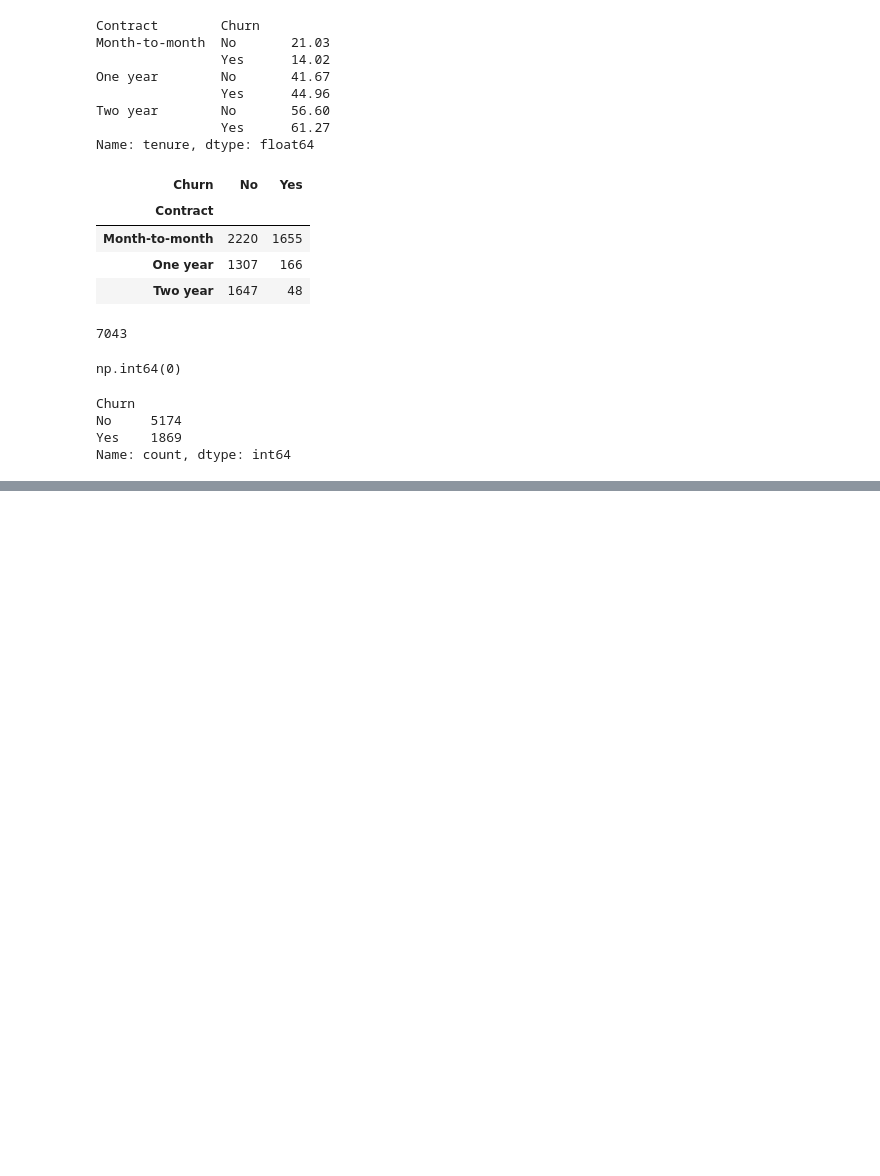
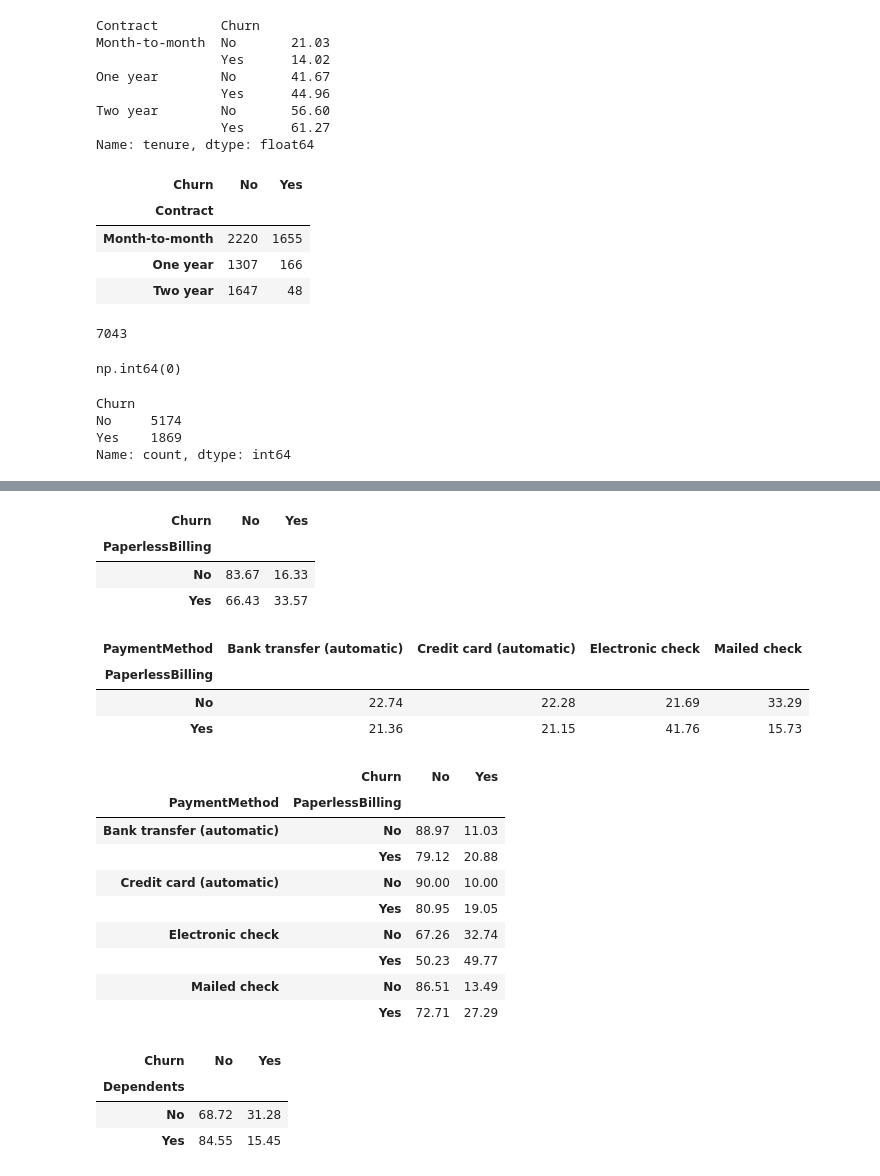
Before and after one commit to amanullah-ops/customer-churn-prediction, a Jupyter notebook: notebooks/01_data_inspection.ipynb, the cells around one changed output, grey strips where cells are left out. Cells and saved outputs as stored; diff of their text form; code cells hidden in the pictures; blank space fills up the shorter version.

```diff
--- a/notebooks/01_data_inspection.ipynb
+++ b/notebooks/01_data_inspection.ipynb
@@ -300,0 +412,50 @@ Name: count, dtype: int64
+# %%
+pd.crosstab(
+    df["PaperlessBilling"],
+    df["Churn"],
+    normalize="index"
+).mul(100).round(2)
+# %% [output]
+| Churn | No | Yes |
+| PaperlessBilling |  |  |
+| No | 83.67 | 16.33 |
+| Yes | 66.43 | 33.57 |
+# %%
+pd.crosstab(
+    df["PaperlessBilling"],
+    df["PaymentMethod"],
+    normalize="index"
+).mul(100).round(2)
+# %% [output]
+| PaymentMethod | Bank transfer (automatic) | Credit card (automatic) | Electronic check | Mailed check |
+| PaperlessBilling |  |  |  |  |
+| No | 22.74 | 22.28 | 21.69 | 33.29 |
+| Yes | 21.36 | 21.15 | 41.76 | 15.73 |
+# %%
+pd.crosstab(
+    [df["PaymentMethod"], df["PaperlessBilling"]],
+    df["Churn"],
+    normalize="index"
+).mul(100).round(2)
+# %% [output]
+|  | Churn | No | Yes |
+| PaymentMethod | PaperlessBilling |  |  |
+| Bank transfer (automatic) | No | 88.97 | 11.03 |
+|  | Yes | 79.12 | 20.88 |
+| Credit card (automatic) | No | 90.00 | 10.00 |
+|  | Yes | 80.95 | 19.05 |
+| Electronic check | No | 67.26 | 32.74 |
+|  | Yes | 50.23 | 49.77 |
+| Mailed check | No | 86.51 | 13.49 |
+|  | Yes | 72.71 | 27.29 |
+# %%
+pd.crosstab(
+    df["Dependents"],
+    df["Churn"],
+    normalize="index"
+).mul(100).round(2)
+# %% [output]
+| Churn | No | Yes |
+| Dependents |  |  |
+| No | 68.72 | 31.28 |
+| Yes | 84.55 | 15.45 |
```
Also changed, not shown: parts of 18 cells of this notebook.
